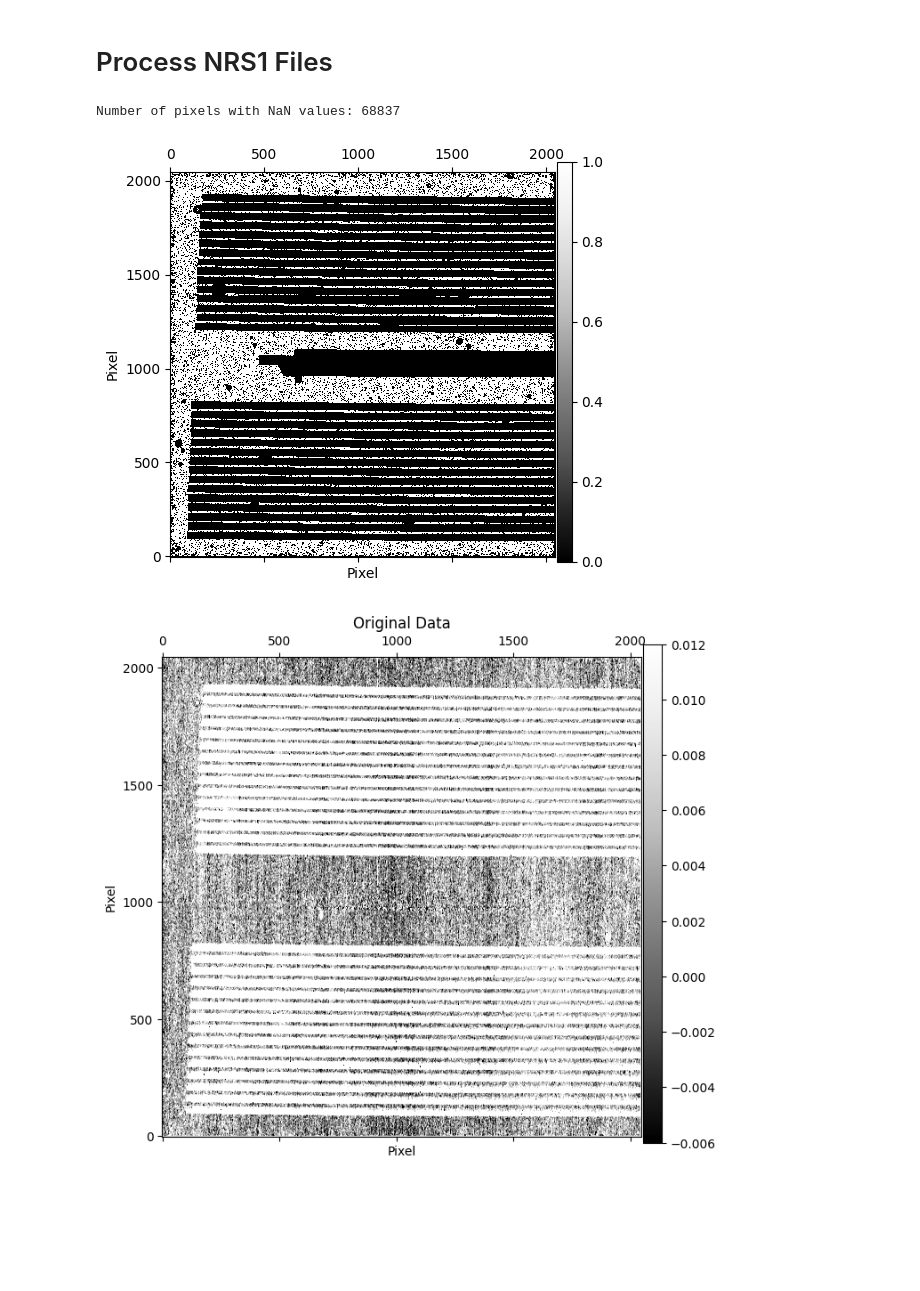
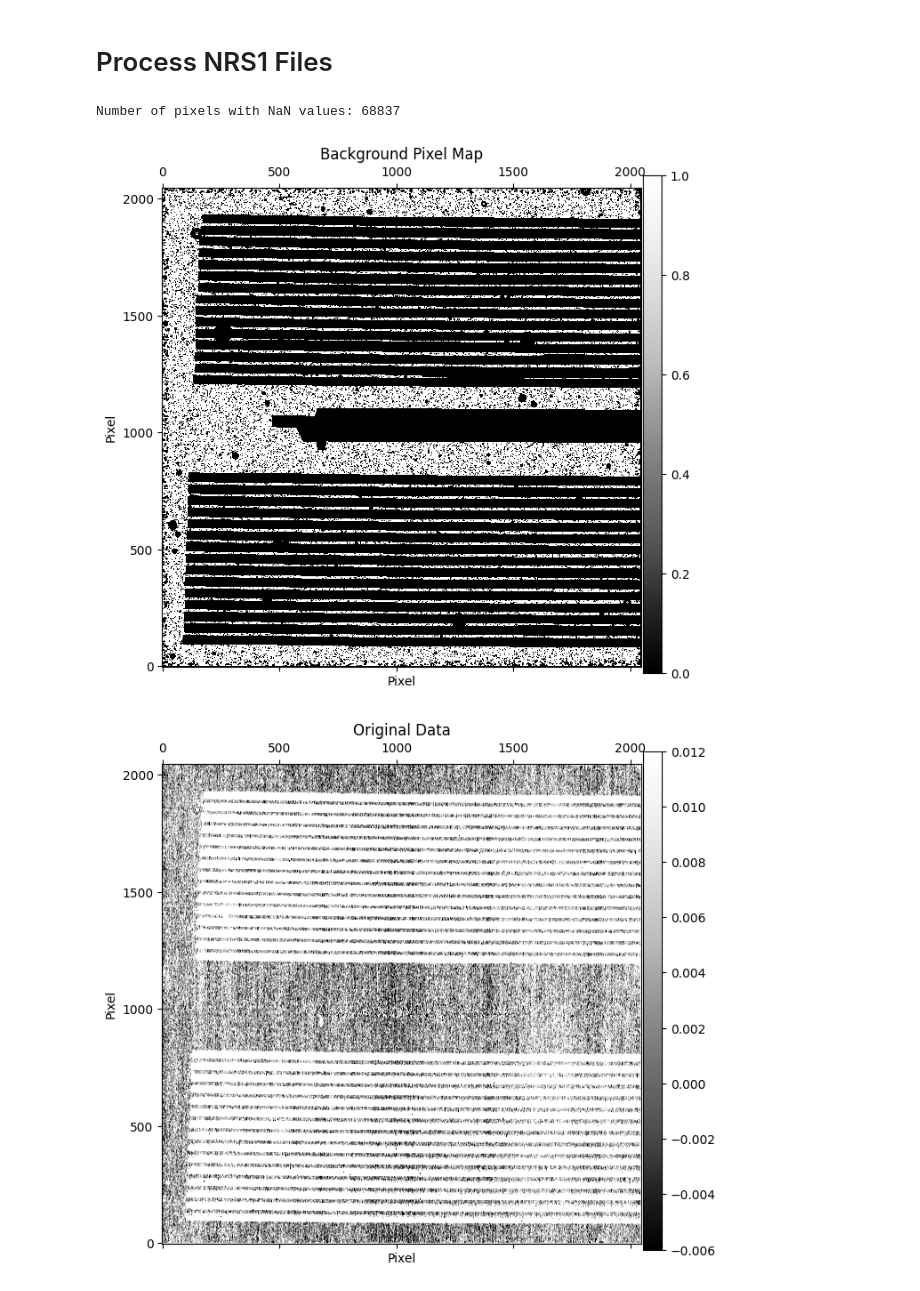
Before and after one commit to ajshajib/RegalJumper, a Jupyter notebook: Run NSClean.ipynb, the cells around one changed output. Drawn from its saved outputs; the diff is of its cells as text; code cells hidden in the pictures; blank space fills up the shorter version.

```diff
--- a/Run NSClean.ipynb
+++ b/Run NSClean.ipynb
@@ -41,8 +42,9 @@ import nsclean as nc
 # Files
 # %%
 # Make a list of input files
-files = sorted(glob.glob(stage1_processed_directory + "*nrs1_rate.fits",
-                         recursive=True))
+files = sorted(
+    glob.glob(stage1_processed_directory + "*nrs1_rate.fits", recursive=True)
+)
 # %%
 files
 # %% [output]
@@ -125,10 +155,9 @@ plot_image(stage2_cal, smooth=False, limit=False, log=True, cmap='cubehelix')
 # %%
-# dq_flag = fits.getdata("../data/stage1/jw01794001001_02101_00001_nrs1_rate.fits",
-#                        ext=3)
-dq_flag = fits.getdata(files[0],
-                       ext=3)
+dq_flag = fits.getdata(files[0], ext=3)
 jump_detected = (dq_flag & 4) == 4
 
-plot_image(jump_detected, size=5, limit=False, smooth=False, log=False)
+plot_image(
+    jump_detected, size=5, limit=False, smooth=False, log=False, title="Jump Detected"
+)
 print(f"Number of pixels with jump detected: {np.sum(jump_detected)}")
 # %% [output]
@@ -173,12 +208,11 @@ Pixels =0 are ignored. Pixels =1 are used for modeling the background. NSClean r
 # %% [markdown]
 # Process NRS1 Files
 # %%
-time_stack.append(t()) # Put start time on stack
+time_stack.append(t())  # Put start time on stack
 
 from tqdm.notebook import tnrange
 
 for i in tnrange(len(files)):
-
     with fits.open(files[i]) as hdu:
         header_0 = hdu[0].header
         header_1 = hdu[1].header
@@ -193,51 +227,69 @@ for i in tnrange(len(files)):
     #         print(f"Row {j} has all NaN values")
     #
     # break
 
     dq_flag = fits.getdata(files[i], ext=3)
     jump_detected = (dq_flag & 4) == 4
 
     # jump_detected[jump_detected == True]  = False
     jump_detected[np.isnan(data)] = True
     jump_detected[np.isinf(data)] = True
 
-    background_pixel_map = get_background_pixel_map_with_jumps(jump_detected,
-                                                               dilate_size=0)
-
-    if i == 0:
-        plot_image(background_pixel_map,
-                   size=5, limit=False, smooth=False,
-                   log=False)
+    background_pixel_map = get_background_pixel_map_with_jumps(
+        jump_detected, dilate_size=0
+    )
 
     background_pixel_map[:, :5] = False
     background_pixel_map = cp.array(background_pixel_map, dtype=cp.bool_)
-    cleaner = nc.NSClean('NRS2', background_pixel_map)
+    cleaner = nc.NSClean("NRS2", background_pixel_map)
+
+    if i == 0:
+        plot_image(
+            background_pixel_map,
+            size=7,
+            limit=False,
+            smooth=False,
+            log=False,
+            title="Background Pixel Map",
+        )
 
     # Clean it
     clean_data = cleaner.clean(np.copy(data), buff=False)
 
     if i == 0:
         plot_image(data, title="Original Data")
         plot_image(clean_data, title="Cleaned Data", smooth=False)
 
     # Save it to FITS
-    header_0['comment'] = 'Processed by NSClean Rev. ' + nc.__version__
+    header_0["comment"] = "Processed by NSClean Rev. " + nc.__version__
 
-    if os.getenv('NSCLEAN_USE_CUPY') == 'YES':
-        hdu = fits.HDUList([fits.PrimaryHDU(header=header_0),
-                            fits.ImageHDU(cp.asnumpy(clean_data), header=header_1, name='SCI')])
+    if os.getenv("NSCLEAN_USE_CUPY") == "YES":
+        hdu = fits.HDUList(
+            [
+                fits.PrimaryHDU(header=header_0),
+                fits.ImageHDU(cp.asnumpy(clean_data), header=header_1, name="SCI"),
+            ]
+        )
     else:
-        hdu = fits.HDUList([fits.PrimaryHDU(header=header_0),
-                            fits.ImageHDU(clean_data, header=header_1, name='SCI')])
+        hdu = fits.HDUList(
+            [
+                fits.PrimaryHDU(header=header_0),
+                fits.ImageHDU(clean_data, header=header_1, name="SCI"),
+            ]
+        )
 
-    hdu.writeto(stage1_nsclean_directory + \
-                nc.chsuf(os.path.basename(files[i]), '.cln_mask.fits'),
-                overwrite=True)
+    hdu.writeto(
+        stage1_nsclean_directory
+        + nc.chsuf(os.path.basename(files[i]), ".cln_mask.fits"),
+        overwrite=True,
+    )
     hdu.close()
 
-print('Execution time (s) = ', t() - time_stack.pop())
+    break
+
+print("Execution time (s) = ", t() - time_stack.pop())
 # %% [output]
 Number of pixels with NaN values: 68837
-[figure, old version]
+[figure, new version]
 [figure]
 [figure]
```
Also changed, not shown: parts of 6 cells of this notebook, 4 other files.
